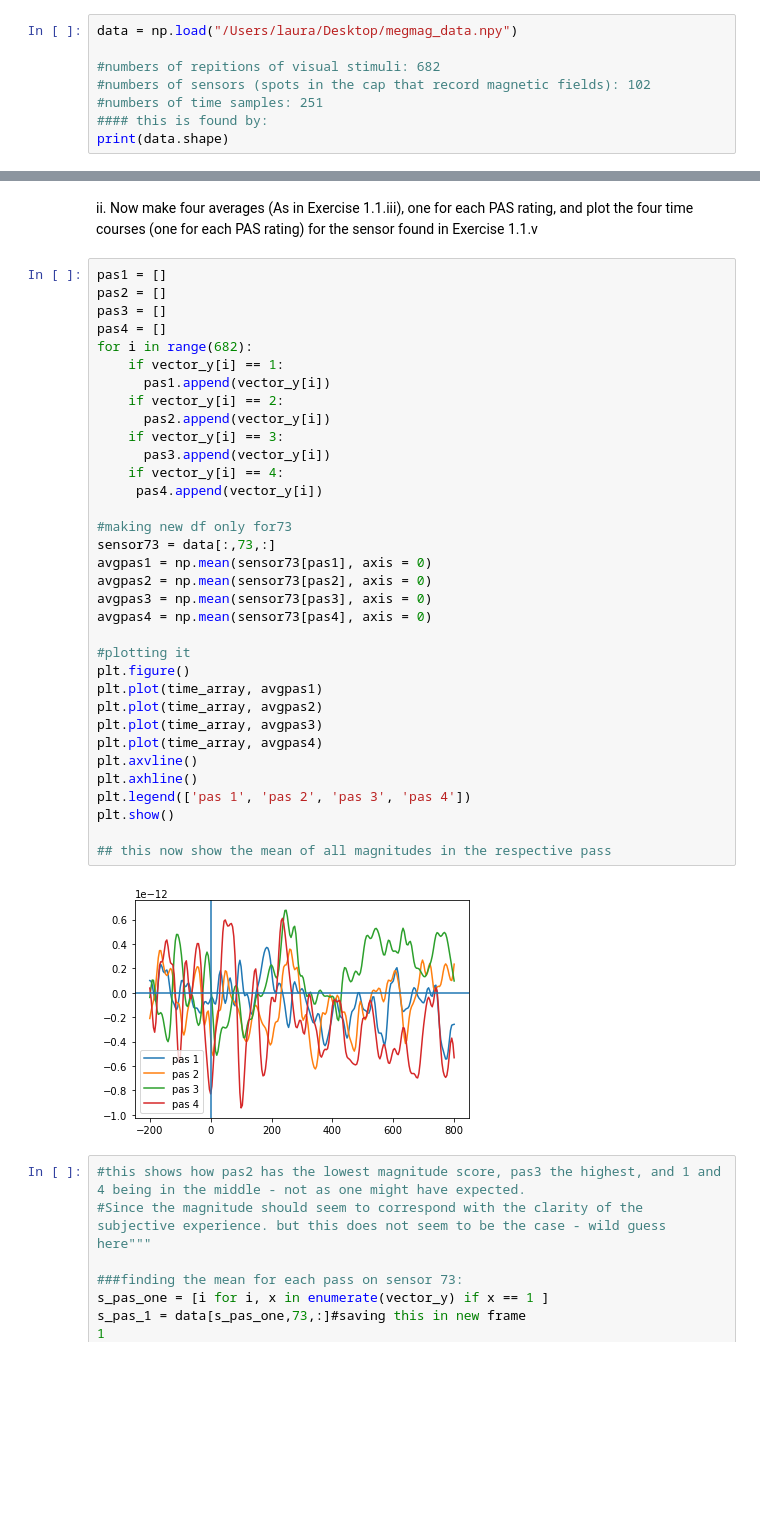
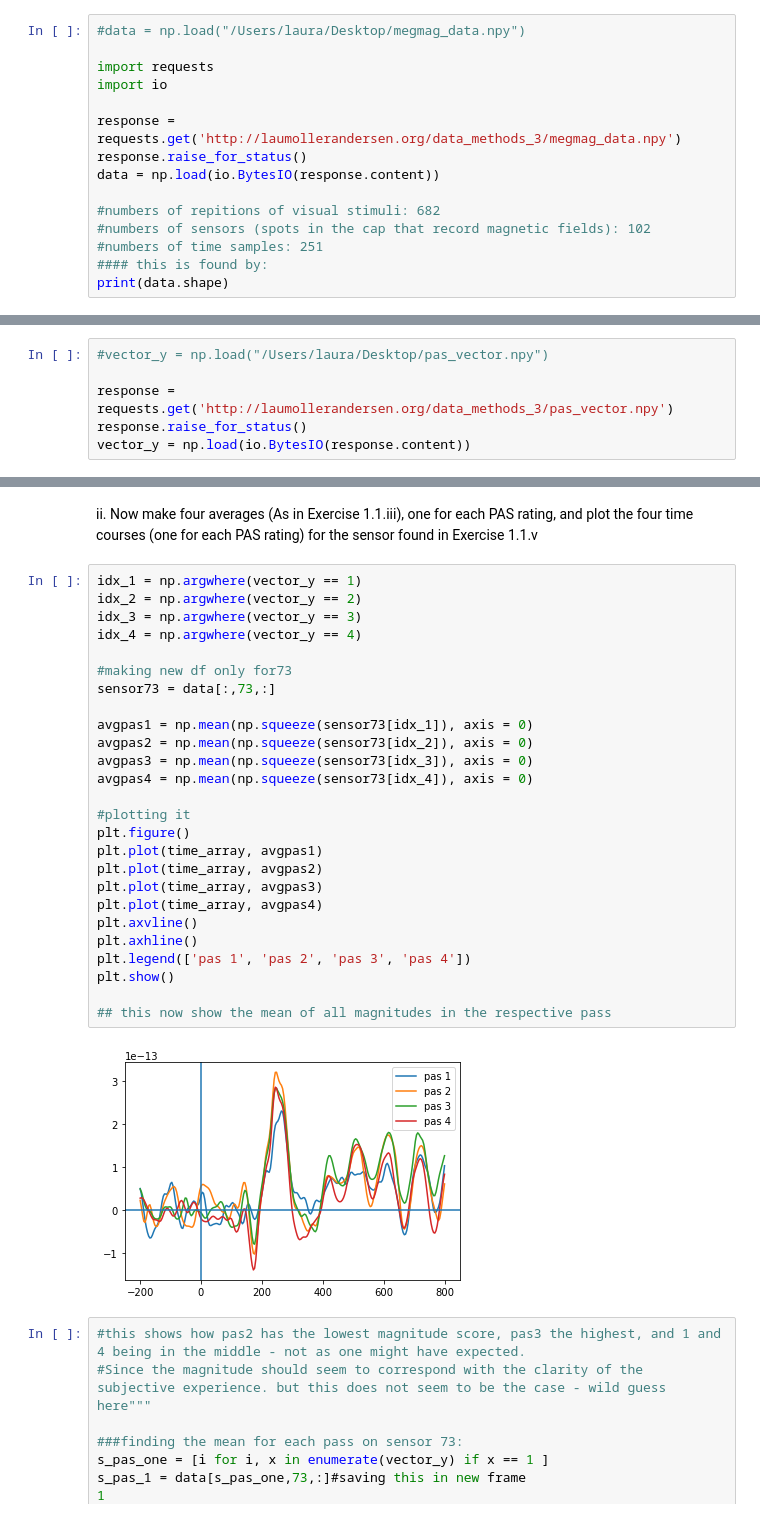
Before and after one commit to laurawpaaby/github_methods_3, a Jupyter notebook: PYTHON EXERCISES LAURA /exersice8_assignment_laurawp.ipynb, the cells around one changed output, grey strips where cells are left out. Drawn from its saved outputs; the diff is of its cells as text; blank space fills up the shorter version.

```diff
--- a/PYTHON EXERCISES LAURA /exersice8_assignment_laurawp.ipynb
+++ b/PYTHON EXERCISES LAURA /exersice8_assignment_laurawp.ipynb
@@ -39,7 +39,14 @@ from sklearn.tree import DecisionTreeRegressor
 from sklearn.ensemble import RandomForestRegressor
 import os
 # %%
-data = np.load("/Users/laura/Desktop/megmag_data.npy")
+#data = np.load("/Users/laura/Desktop/megmag_data.npy")
+
+import requests
+import io
+
+response = requests.get('http://laumollerandersen.org/data_methods_3/megmag_data.npy')
+response.raise_for_status()
+data = np.load(io.BytesIO(response.content))
 
 #numbers of repitions of visual stimuli: 682
 #numbers of sensors (spots in the cap that record magnetic fields): 102
@@ -131,3 +136,9 @@ vector_y = np.load("/Users/laura/Desktop/pas_vector.npy")
+# %%
+#vector_y = np.load("/Users/laura/Desktop/pas_vector.npy")
+
+response = requests.get('http://laumollerandersen.org/data_methods_3/pas_vector.npy')
+response.raise_for_status()
+vector_y = np.load(io.BytesIO(response.content))
 # %% [markdown]
 i. Which dimension in the `data` array does it have the same length as?
 # %%
@@ -137,41 +148,33 @@ print(vector_y.shape)
 # %% [markdown]
  ii. Now make four averages (As in Exercise 1.1.iii), one for each PAS rating, and plot the four time courses (one for each PAS rating) for the sensor found in Exercise 1.1.v
 # %%
-pas1 = []
-pas2 = []
-pas3 = []
-pas4 = []
-for i in range(682):
-    if vector_y[i] == 1:
-      pas1.append(vector_y[i])
-    if vector_y[i] == 2:
-      pas2.append(vector_y[i])
-    if vector_y[i] == 3:
-      pas3.append(vector_y[i])
-    if vector_y[i] == 4:
-     pas4.append(vector_y[i])
+idx_1 = np.argwhere(vector_y == 1)
+idx_2 = np.argwhere(vector_y == 2)
+idx_3 = np.argwhere(vector_y == 3)
+idx_4 = np.argwhere(vector_y == 4)
 
 #making new df only for73
 sensor73 = data[:,73,:]
-avgpas1 = np.mean(sensor73[pas1], axis = 0)
-avgpas2 = np.mean(sensor73[pas2], axis = 0)
-avgpas3 = np.mean(sensor73[pas3], axis = 0)
-avgpas4 = np.mean(sensor73[pas4], axis = 0)
+
+avgpas1 = np.mean(np.squeeze(sensor73[idx_1]), axis = 0)
+avgpas2 = np.mean(np.squeeze(sensor73[idx_2]), axis = 0)
+avgpas3 = np.mean(np.squeeze(sensor73[idx_3]), axis = 0)
+avgpas4 = np.mean(np.squeeze(sensor73[idx_4]), axis = 0)
 
 #plotting it
 plt.figure()
 plt.plot(time_array, avgpas1)
 plt.plot(time_array, avgpas2)
 plt.plot(time_array, avgpas3)
 plt.plot(time_array, avgpas4)
 plt.axvline()
 plt.axhline()
 plt.legend(['pas 1', 'pas 2', 'pas 3', 'pas 4'])
 plt.show()
 
 ## this now show the mean of all magnitudes in the respective pass
 # %% [output]
-[figure, old version]
+[figure, new version]
 # %%
 #this shows how pas2 has the lowest magnitude score, pas3 the highest, and 1 and 4 being in the middle - not as one might have expected.
 #Since the magnitude should seem to correspond with the clarity of the subjective experience. but this does not seem to be the case - wild guess here"""
```
Also changed, not shown: parts of 44 cells of this notebook, 6 other files.
